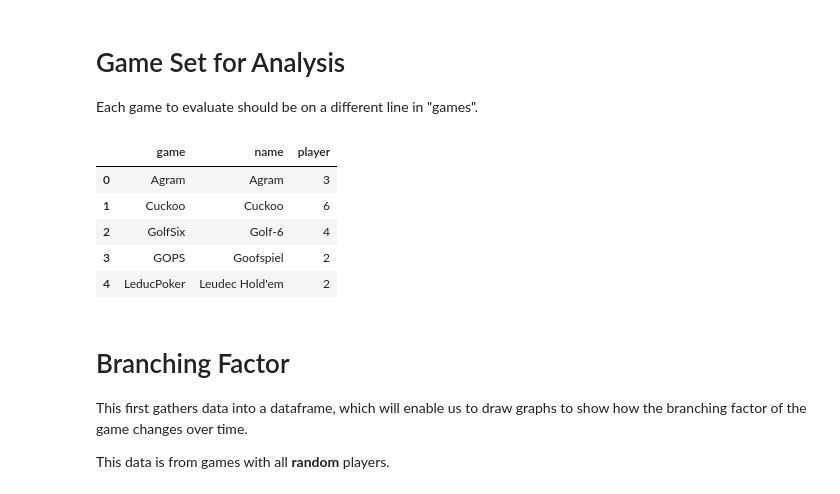
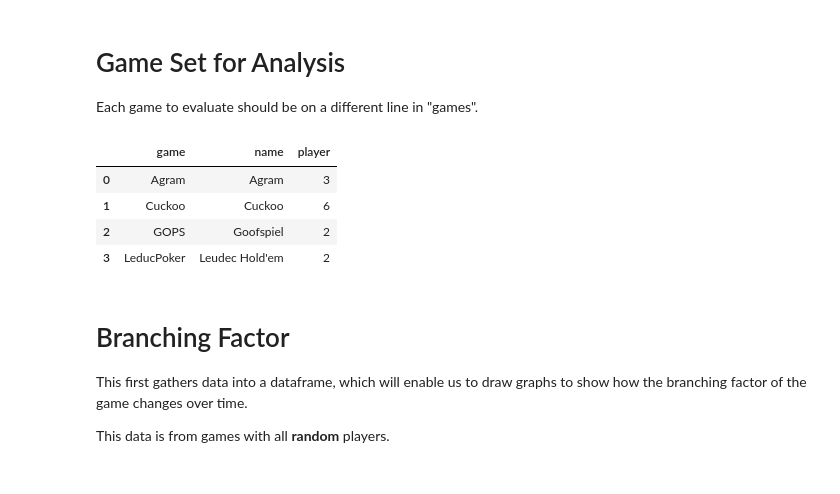
Before and after one commit to mgoadric/cardstock, a Jupyter notebook: Analysis/Traditional Testbed Analysis.ipynb, the cells around one changed output. Drawn from its saved outputs; the diff is of its cells as text; code cells hidden in the pictures.

```diff
--- a/Analysis/Traditional Testbed Analysis.ipynb
+++ b/Analysis/Traditional Testbed Analysis.ipynb
@@ -38,35 +38,34 @@ where = (("../CardStock/output/TraditionalTestbed/", "CardStock"),
 # %%
 games = [
     {"game":"Agram","name":"Agram", "player":3},
 #    {"game":"Blackjack","name":"Blackjack", "player":1},
 #    {"game":"CrazyEights","name":"Crazy Eights", "player":3},
 #    {"game":"Cribbage","name":"Cribbage", "player":2},
     {"game":"Cuckoo","name":"Cuckoo", "player":6},
 #    {"game":"Euchre","name":"Euchre", "player":4},
 #    {"game":"GoFish","name":"Go Fish", "player":4},
-    {"game":"GolfSix","name":"Golf-6", "player":4},
+ #    {"game":"GolfSix","name":"Golf-6", "player":4},
     {"game":"GOPS","name":"Goofspiel", "player":2},
 #    {"game":"Hearts","name":"Hearts", "player": 4},
 #    {"game":"Klaverjassen","name":"Klaverjassen", "player":4},
     {"game":"LeducPoker","name":"Leudec Hold'em", "player":2},
 #    {"game":"Pitch","name":"Pitch", "player":4},
 #    {"game":"President","name":"President", "player":5},
 #    {"game":"Rummy","name":"Rummy", "player":2},
 #    {"game":"Schwimmen","name":"Schwimmen", "player":5},
 #    {"game":"Scopa","name":"Scopa", "player":2},
 #    {"game":"Skittgube","name":"Skittgube", "player":3},
 #    {"game":"Sueca","name":"Sueca", "player":4},
 #    {"game":"Whist","name":"Whist", "player":4},
 ]
 gameframe = pd.DataFrame.from_dict(games)
 gameframe
 # %% [output]
 |  | game | name | player |
 | 0 | Agram | Agram | 3 |
 | 1 | Cuckoo | Cuckoo | 6 |
-| 2 | GolfSix | Golf-6 | 4 |
-| 3 | GOPS | Goofspiel | 2 |
-| 4 | LeducPoker | Leudec Hold'em | 2 |
+| 2 | GOPS | Goofspiel | 2 |
+| 3 | LeducPoker | Leudec Hold'em | 2 |
 # %% [markdown]
 # Branching Factor
 
```
Also changed, not shown: parts of 6 cells of this notebook, 19 other files.
